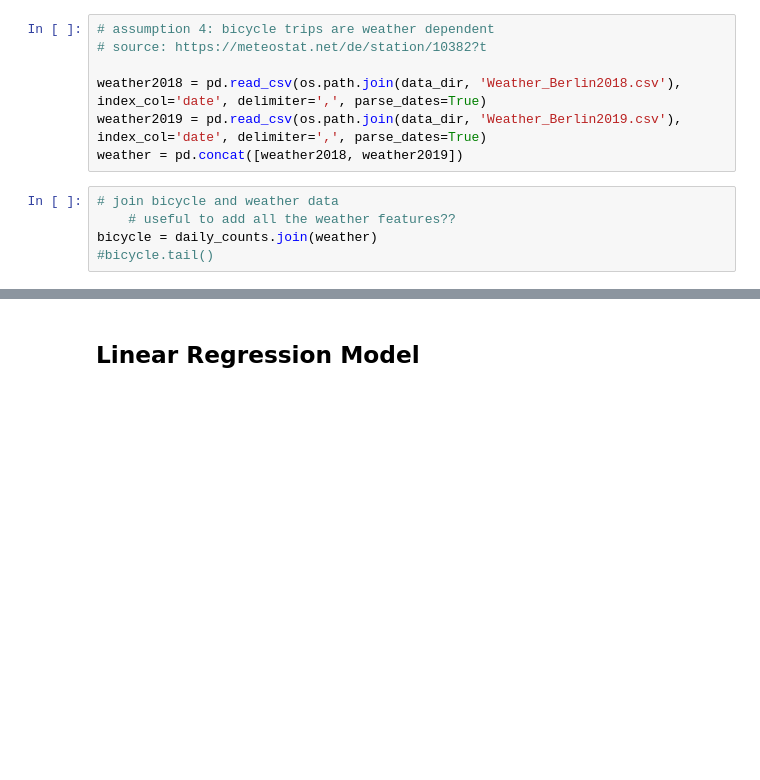
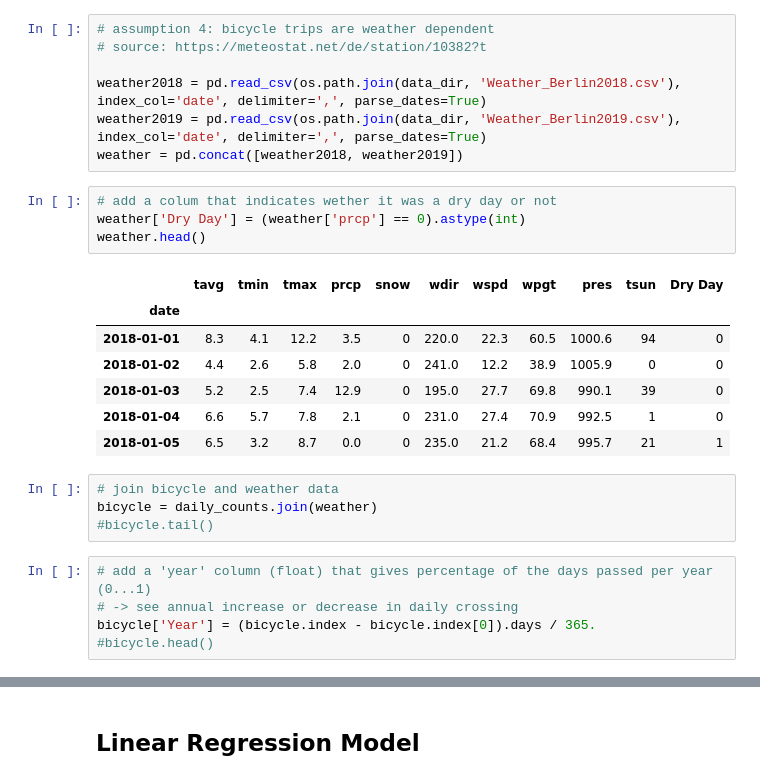
Before and after one commit to AntoniaBu/Cycling-traffic-volume-Berlin, a Jupyter notebook: Bicycles2020.ipynb, the cells around one changed output, grey strips where cells are left out. Cells and saved outputs as stored; diff of their text form; blank space fills up the shorter version.

```diff
--- a/Bicycles2020.ipynb
+++ b/Bicycles2020.ipynb
@@ -168,11 +159,27 @@ daily_counts.head()
 weather2018 = pd.read_csv(os.path.join(data_dir, 'Weather_Berlin2018.csv'), index_col='date', delimiter=',', parse_dates=True)
 weather2019 = pd.read_csv(os.path.join(data_dir, 'Weather_Berlin2019.csv'), index_col='date', delimiter=',', parse_dates=True)
 weather = pd.concat([weather2018, weather2019])
+# %%
+# add a colum that indicates wether it was a dry day or not
+weather['Dry Day'] = (weather['prcp'] == 0).astype(int)
+weather.head()
+# %% [output]
+|  | tavg | tmin | tmax | prcp | snow | wdir | wspd | wpgt | pres | tsun | Dry Day |
+| date |  |  |  |  |  |  |  |  |  |  |  |
+| 2018-01-01 | 8.3 | 4.1 | 12.2 | 3.5 | 0 | 220.0 | 22.3 | 60.5 | 1000.6 | 94 | 0 |
+| 2018-01-02 | 4.4 | 2.6 | 5.8 | 2.0 | 0 | 241.0 | 12.2 | 38.9 | 1005.9 | 0 | 0 |
+| 2018-01-03 | 5.2 | 2.5 | 7.4 | 12.9 | 0 | 195.0 | 27.7 | 69.8 | 990.1 | 39 | 0 |
+| 2018-01-04 | 6.6 | 5.7 | 7.8 | 2.1 | 0 | 231.0 | 27.4 | 70.9 | 992.5 | 1 | 0 |
+| 2018-01-05 | 6.5 | 3.2 | 8.7 | 0.0 | 0 | 235.0 | 21.2 | 68.4 | 995.7 | 21 | 1 |
 # %%
 # join bicycle and weather data
-    # useful to add all the weather features??
 bicycle = daily_counts.join(weather)
 #bicycle.tail()
+# %%
+# add a 'year' column (float) that gives percentage of the days passed per year (0...1)
+# -> see annual increase or decrease in daily crossing
+bicycle['Year'] = (bicycle.index - bicycle.index[0]).days / 365.
+#bicycle.head()
 # %%
 # drop all still existing NaN values
 print(bicycle.shape)
```
Also changed, not shown: parts of 9 cells of this notebook.
